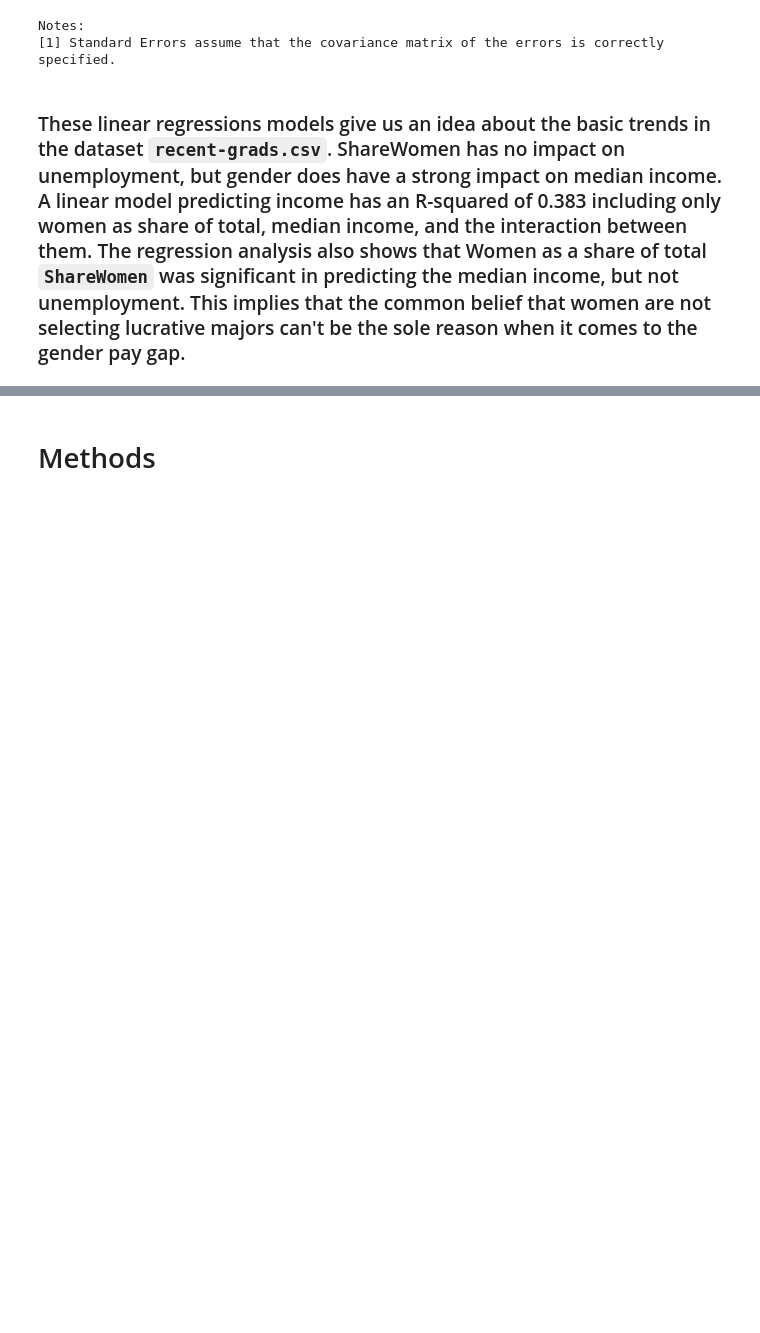
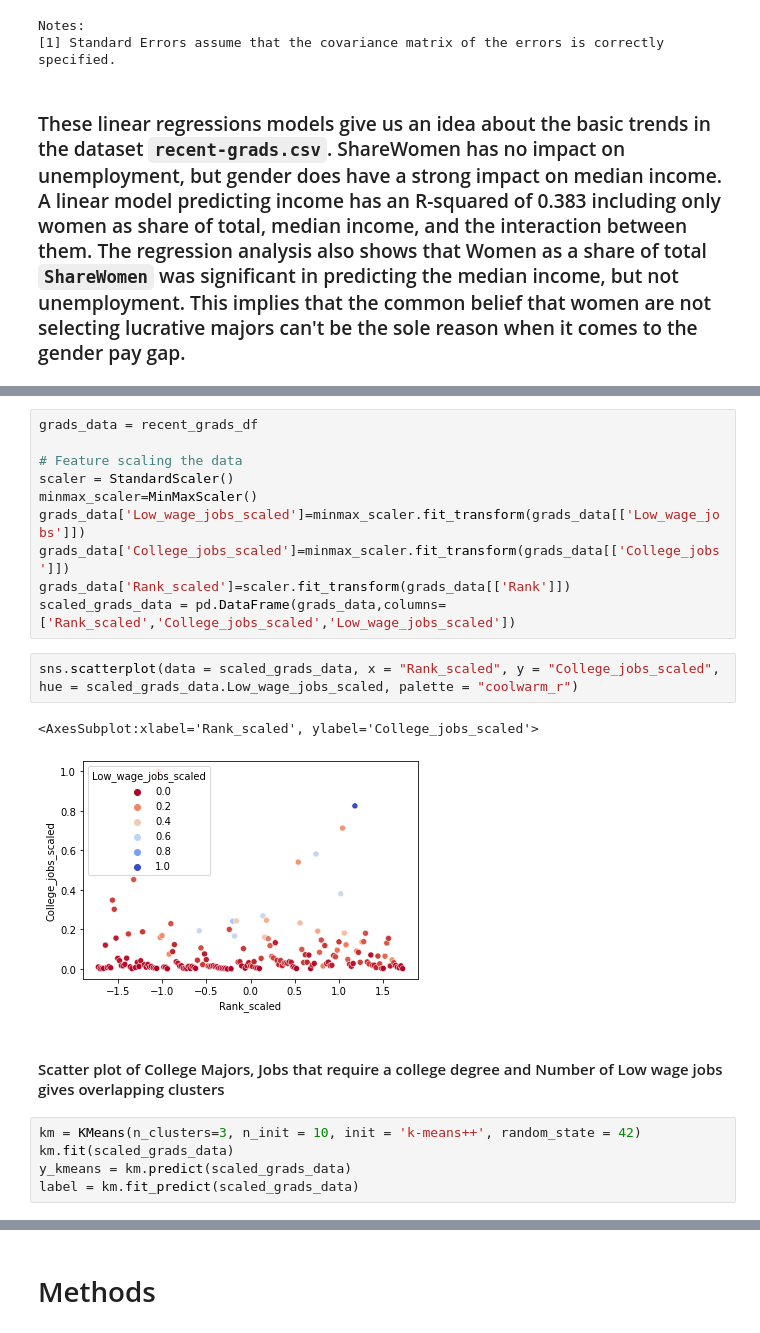
Before and after one commit to puneettokhi/CMPE255, a Jupyter notebook: college_major_analysis.ipynb, the cells around one changed output, grey strips where cells are left out. Drawn from its saved outputs; the diff is of its cells as text; blank space fills up the shorter version.

Commit message:
Added K-means for comparison

```diff
--- a/college_major_analysis.ipynb
+++ b/college_major_analysis.ipynb
@@ -631,0 +642,22 @@ Notes:
+# %%
+grads_data = recent_grads_df
+
+# Feature scaling the data
+scaler = StandardScaler()
+minmax_scaler=MinMaxScaler()
+grads_data['Low_wage_jobs_scaled']=minmax_scaler.fit_transform(grads_data[['Low_wage_jobs']])
+grads_data['College_jobs_scaled']=minmax_scaler.fit_transform(grads_data[['College_jobs']])
+grads_data['Rank_scaled']=scaler.fit_transform(grads_data[['Rank']])
+scaled_grads_data = pd.DataFrame(grads_data,columns=['Rank_scaled','College_jobs_scaled','Low_wage_jobs_scaled'])
+# %%
+sns.scatterplot(data = scaled_grads_data, x = "Rank_scaled", y = "College_jobs_scaled", hue = scaled_grads_data.Low_wage_jobs_scaled, palette = "coolwarm_r")
+# %% [output]
+<AxesSubplot:xlabel='Rank_scaled', ylabel='College_jobs_scaled'>
+[figure, added]
+# %% [markdown]
+<h4>Scatter plot of College Majors, Jobs that require a college degree and Number of Low wage jobs gives overlapping clusters</h4>
+# %%
+km = KMeans(n_clusters=3, n_init = 10, init = 'k-means++', random_state = 42)
+km.fit(scaled_grads_data)
+y_kmeans = km.predict(scaled_grads_data)
+label = km.fit_predict(scaled_grads_data)
```
Also changed, not shown: parts of 17 cells of this notebook.
